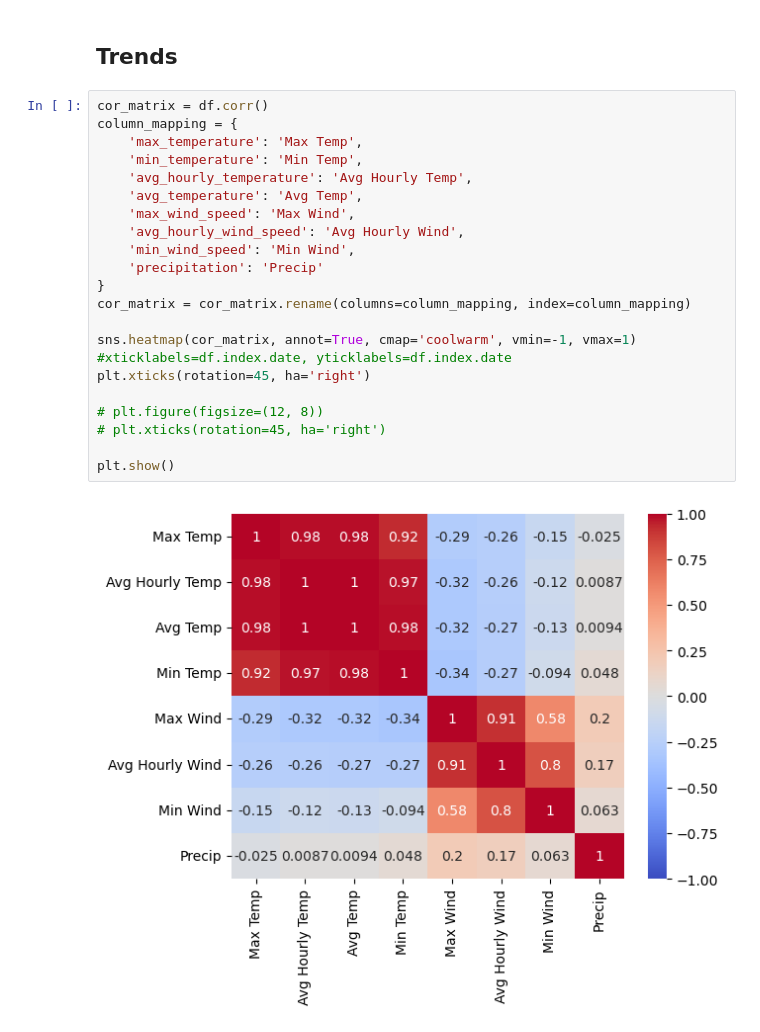
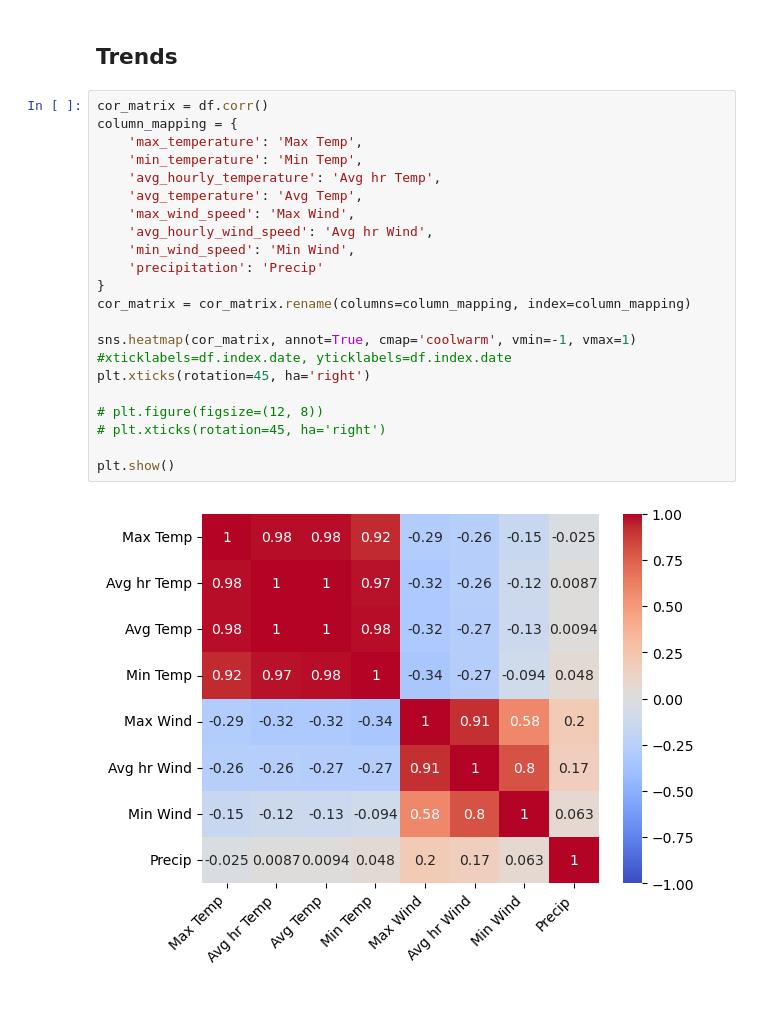
Before and after one commit to Mohammad-Ali-Mir/CMSC-6950-Project, a Jupyter notebook: code/Jupyter.ipynb, the cells around one changed output. Cells and saved outputs as stored; diff of their text form; blank space fills up the shorter version.

Commit message:
Set heatmap xticks rotation

```diff
--- a/code/Jupyter.ipynb
+++ b/code/Jupyter.ipynb
@@ -265,23 +265,23 @@ memory usage: 42.2 KB
 # %%
 cor_matrix = df.corr()
 column_mapping = {
     'max_temperature': 'Max Temp',
     'min_temperature': 'Min Temp',
-    'avg_hourly_temperature': 'Avg Hourly Temp',
+    'avg_hourly_temperature': 'Avg hr Temp',
     'avg_temperature': 'Avg Temp',
     'max_wind_speed': 'Max Wind',
-    'avg_hourly_wind_speed': 'Avg Hourly Wind',
+    'avg_hourly_wind_speed': 'Avg hr Wind',
     'min_wind_speed': 'Min Wind',
     'precipitation': 'Precip'
 }
 cor_matrix = cor_matrix.rename(columns=column_mapping, index=column_mapping)
 
 sns.heatmap(cor_matrix, annot=True, cmap='coolwarm', vmin=-1, vmax=1) #xticklabels=df.index.date, yticklabels=df.index.date
 plt.xticks(rotation=45, ha='right')
 
 # plt.figure(figsize=(12, 8))
 # plt.xticks(rotation=45, ha='right')
 
 plt.show()
 # %% [output]
-[figure, old version]
+[figure, new version]
```
